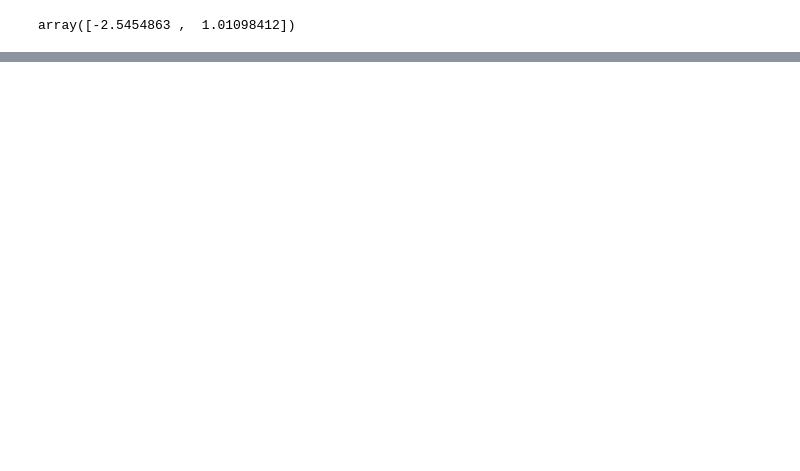
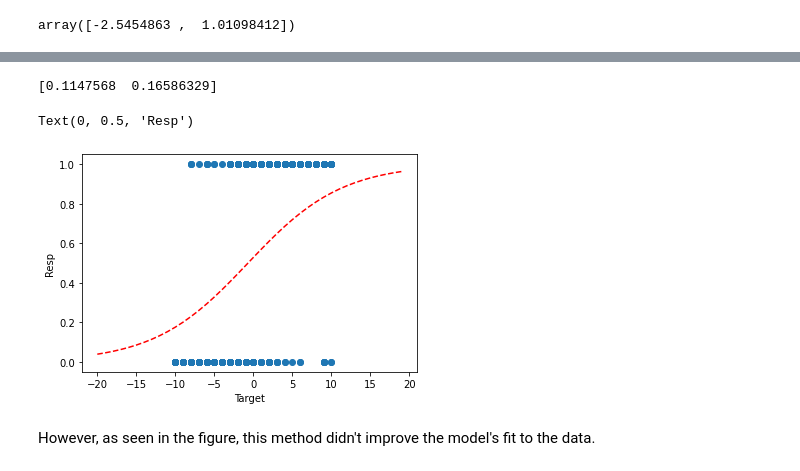
Before and after one commit to jungsunyoo/uci-psych203, a Jupyter notebook: PSYCH203B_A1.ipynb, the cells around one changed output, grey strips where cells are left out. Saved outputs shown, nothing was run; the diff lists cells and outputs as text; code cells hidden in the pictures; blank space fills up the shorter version.

```diff
--- a/PSYCH203B_A1.ipynb
+++ b/PSYCH203B_A1.ipynb
@@ -72,0 +88,20 @@ plt.plot(x,new_func(x,*popt), 'r--')
+# %%
+np.mean(X)
+x2 = x - np.mean(x)
+X2 = X - np.mean(X)
+popt2, _ = curve_fit(nll, X2,y)
+print(popt2)
+# %% [output]
+[0.1147568  0.16586329]
+# %%
+plt.scatter(X2,y, marker='o')
+# x = s361['target']
+x2=np.arange(-20,20)
+plt.plot(x2,new_func(x2,*popt2), 'r--')
+plt.xlabel('Target')
+plt.ylabel('Resp')
+# %% [output]
+Text(0, 0.5, 'Resp')
+[figure, added]
+# %% [markdown]
+However, as seen in the figure, this method didn't improve the model's fit to the data.
```
Also changed, not shown: parts of 19 cells of this notebook.
